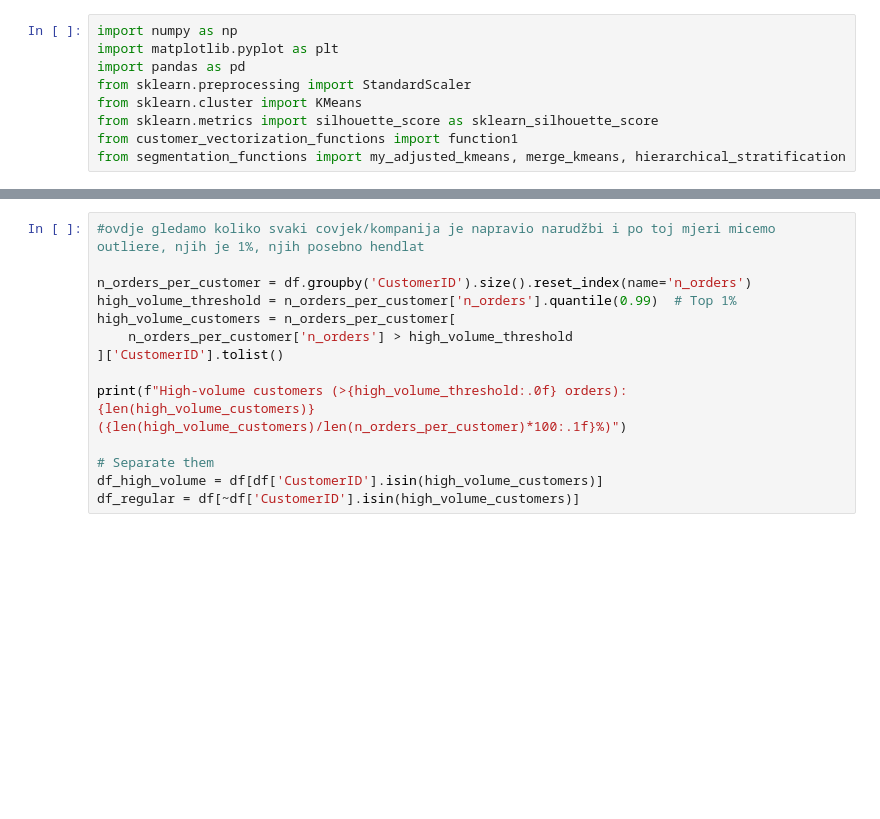
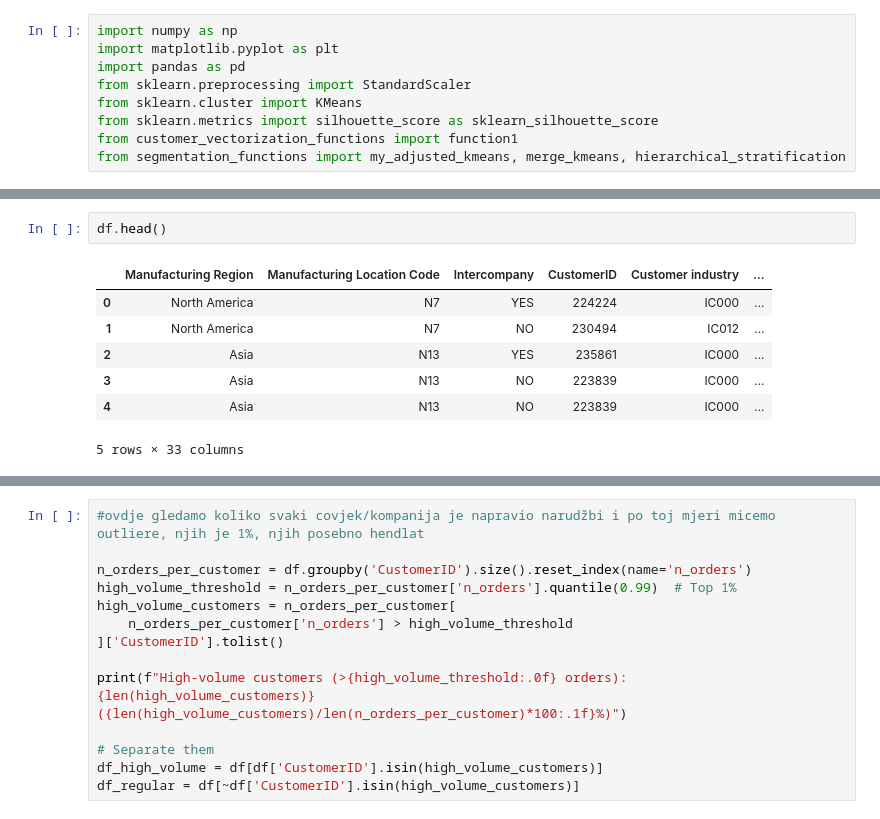
Before and after one commit to Lvlad0022/LUMEN2026, a Jupyter notebook: segmentacija_kmeans.ipynb, the cells around one changed output, grey strips where cells are left out. Drawn from its saved outputs; the diff is of its cells as text; blank space fills up the shorter version.

```diff
--- a/segmentacija_kmeans.ipynb
+++ b/segmentacija_kmeans.ipynb
@@ -17,0 +116,10 @@ df = pd.read_csv(
+# %%
+df.head()
+# %% [output]
+|  | Manufacturing Region | Manufacturing Location Code | Intercompany | CustomerID | Customer industry | ... |
+| 0 | North America | N7 | YES | 224224 | IC000 | ... |
+| 1 | North America | N7 | NO | 230494 | IC012 | ... |
+| 2 | Asia | N13 | YES | 235861 | IC000 | ... |
+| 3 | Asia | N13 | NO | 223839 | IC000 | ... |
+| 4 | Asia | N13 | NO | 223839 | IC000 | ... |
+5 rows × 33 columns
```
Also changed, not shown: parts of 14 cells of this notebook, 3 other files.
